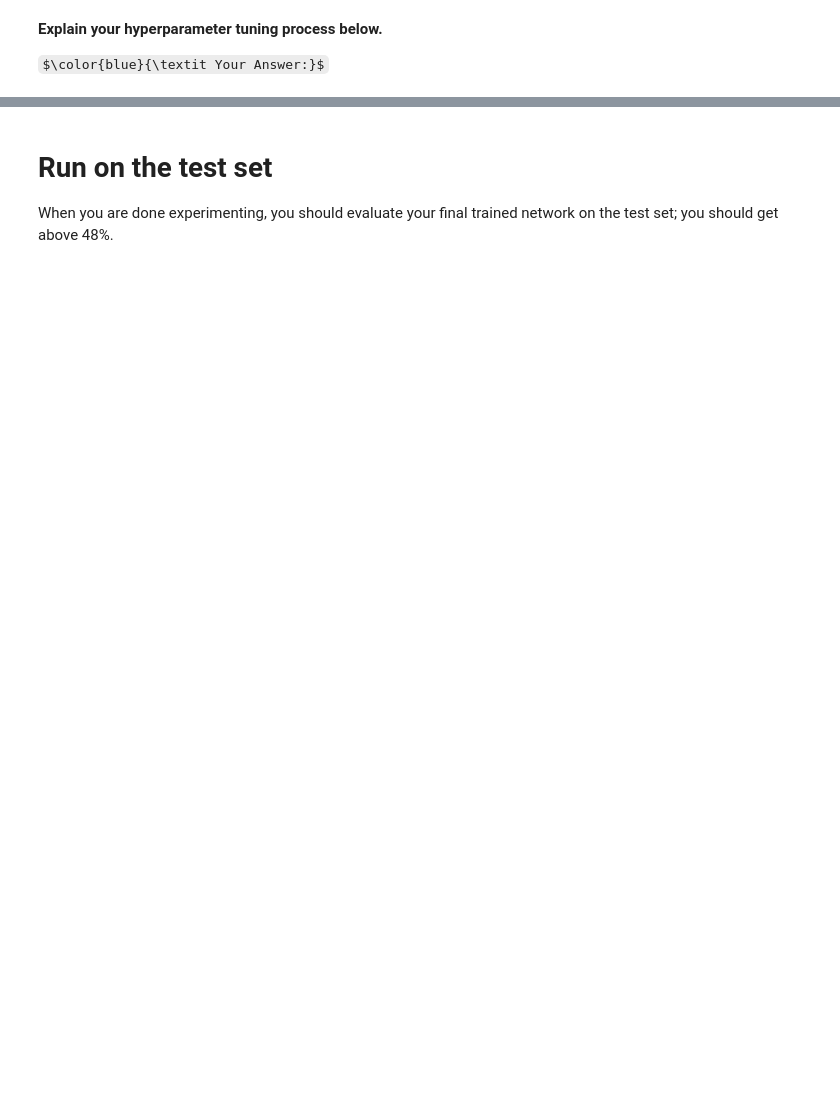
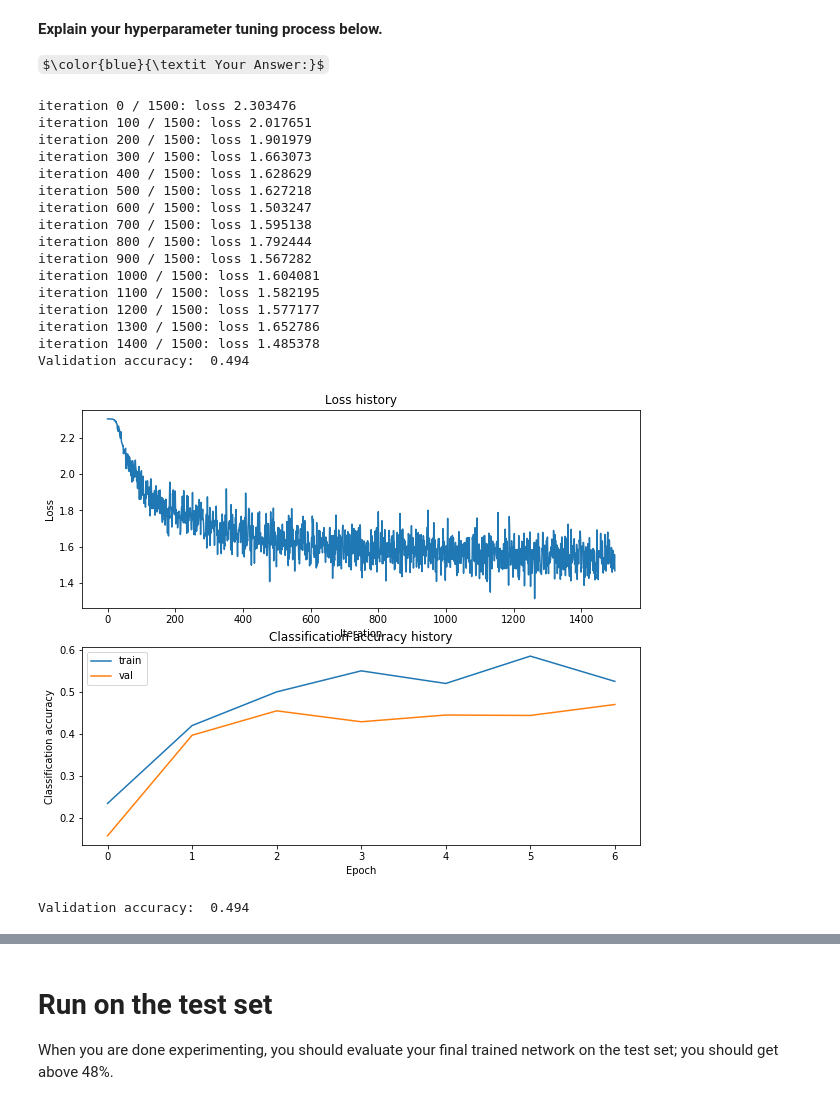
Before and after one commit to mebusy/cs231n_stanford, a Jupyter notebook: assignments/assignment1/two_layer_net.ipynb, the cells around one changed output, grey strips where cells are left out. Saved outputs shown, nothing was run; the diff lists cells and outputs as text; code cells hidden in the pictures; some formulas as TeX source; blank space fills up the shorter version.

Commit message:
+2layer net

```diff
--- a/assignments/assignment1/two_layer_net.ipynb
+++ b/assignments/assignment1/two_layer_net.ipynb
@@ -269,27 +303,78 @@ $\color{blue}{\textit Your Answer:}$
 # %%
 best_net = None # store the best model into this
 
 #################################################################################
 # TODO: Tune hyperparameters using the validation set. Store your best trained  #
 # model in best_net.                                                            #
 #                                                                               #
 # To help debug your network, it may help to use visualizations similar to the  #
 # ones we used above; these visualizations will have significant qualitative    #
 # differences from the ones we saw above for the poorly tuned network.          #
 #                                                                               #
 # Tweaking hyperparameters by hand can be fun, but you might find it useful to  #
 # write code to sweep through possible combinations of hyperparameters          #
 # automatically like we did on the previous exercises.                          #
 #################################################################################
 # *****START OF YOUR CODE (DO NOT DELETE/MODIFY THIS LINE)*****
 
-pass
+input_size = 32 * 32 * 3
+hidden_size = 64
+num_classes = 10
+net = TwoLayerNet(input_size, hidden_size, num_classes)
+
+# Train the network
+stats = net.train(X_train, y_train, X_val, y_val,
+            num_iters=1500, batch_size=200,
+            learning_rate=1e-3, learning_rate_decay=0.95,
+            reg=0.45, verbose=True)
+
+# Predict on the validation set
+print('Validation accuracy: ', (net.predict(X_val) == y_val).mean() )
+best_net = net
+
+# Plot the loss function and train / validation accuracies
+plt.subplot(2, 1, 1)
+plt.plot(stats['loss_history'])
+plt.title('Loss history')
+plt.xlabel('Iteration')
+plt.ylabel('Loss')
+
+plt.subplot(2, 1, 2)
+plt.plot(stats['train_acc_history'], label='train')
+plt.plot(stats['val_acc_history'], label='val')
+plt.title('Classification accuracy history')
+plt.xlabel('Epoch')
+plt.ylabel('Classification accuracy')
+plt.legend()
+plt.show()
+
+
 
 # *****END OF YOUR CODE (DO NOT DELETE/MODIFY THIS LINE)*****
+# %% [output]
+iteration 0 / 1500: loss 2.303476
+iteration 100 / 1500: loss 2.017651
+iteration 200 / 1500: loss 1.901979
+iteration 300 / 1500: loss 1.663073
+iteration 400 / 1500: loss 1.628629
+iteration 500 / 1500: loss 1.627218
+iteration 600 / 1500: loss 1.503247
+iteration 700 / 1500: loss 1.595138
+iteration 800 / 1500: loss 1.792444
+iteration 900 / 1500: loss 1.567282
+iteration 1000 / 1500: loss 1.604081
+iteration 1100 / 1500: loss 1.582195
+iteration 1200 / 1500: loss 1.577177
+iteration 1300 / 1500: loss 1.652786
+iteration 1400 / 1500: loss 1.485378
+Validation accuracy:  0.494
+[figure, added]
 # %%
 # Print your validation accuracy: this should be above 48%
 val_acc = (best_net.predict(X_val) == y_val).mean()
 print('Validation accuracy: ', val_acc)
+# %% [output]
+Validation accuracy:  0.494
 # %%
 # Visualize the weights of the best network
 show_net_weights(best_net)
```
Also changed, not shown: parts of 9 cells of this notebook, 2 other files.
